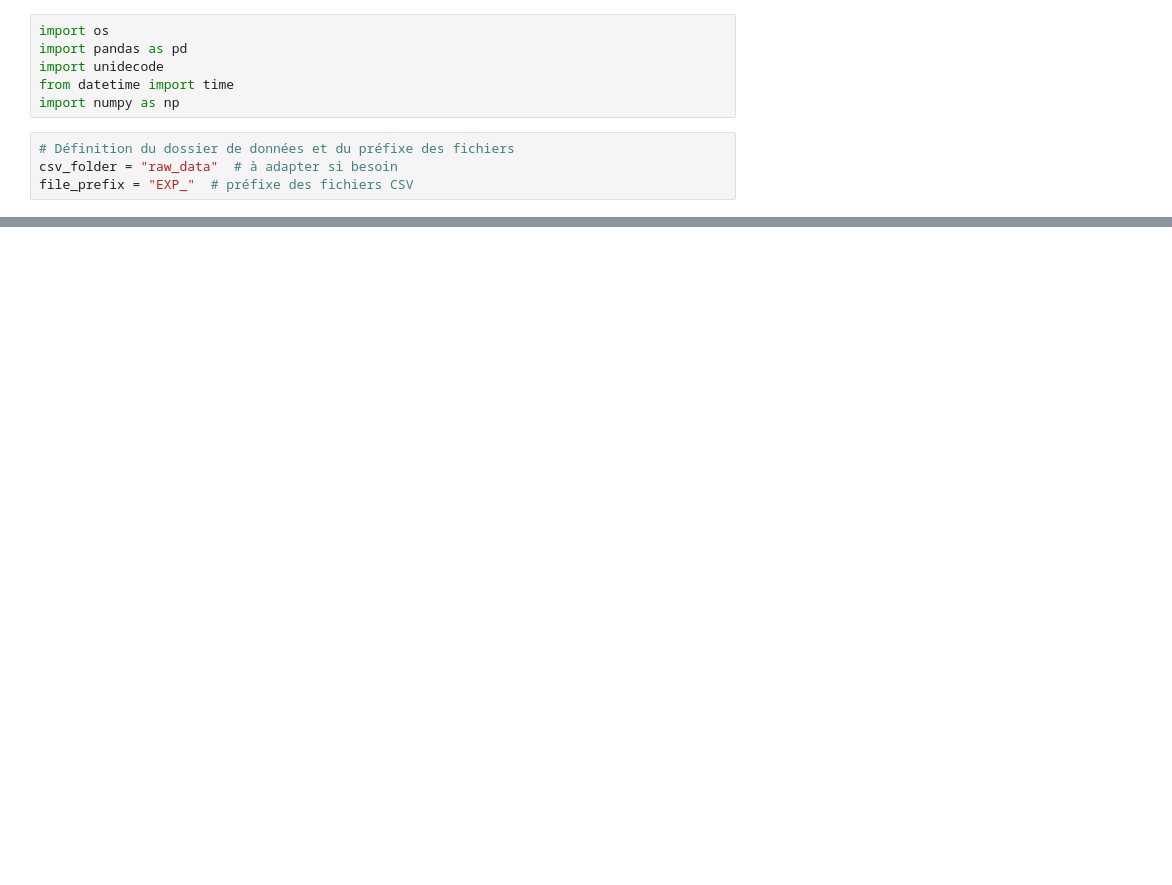
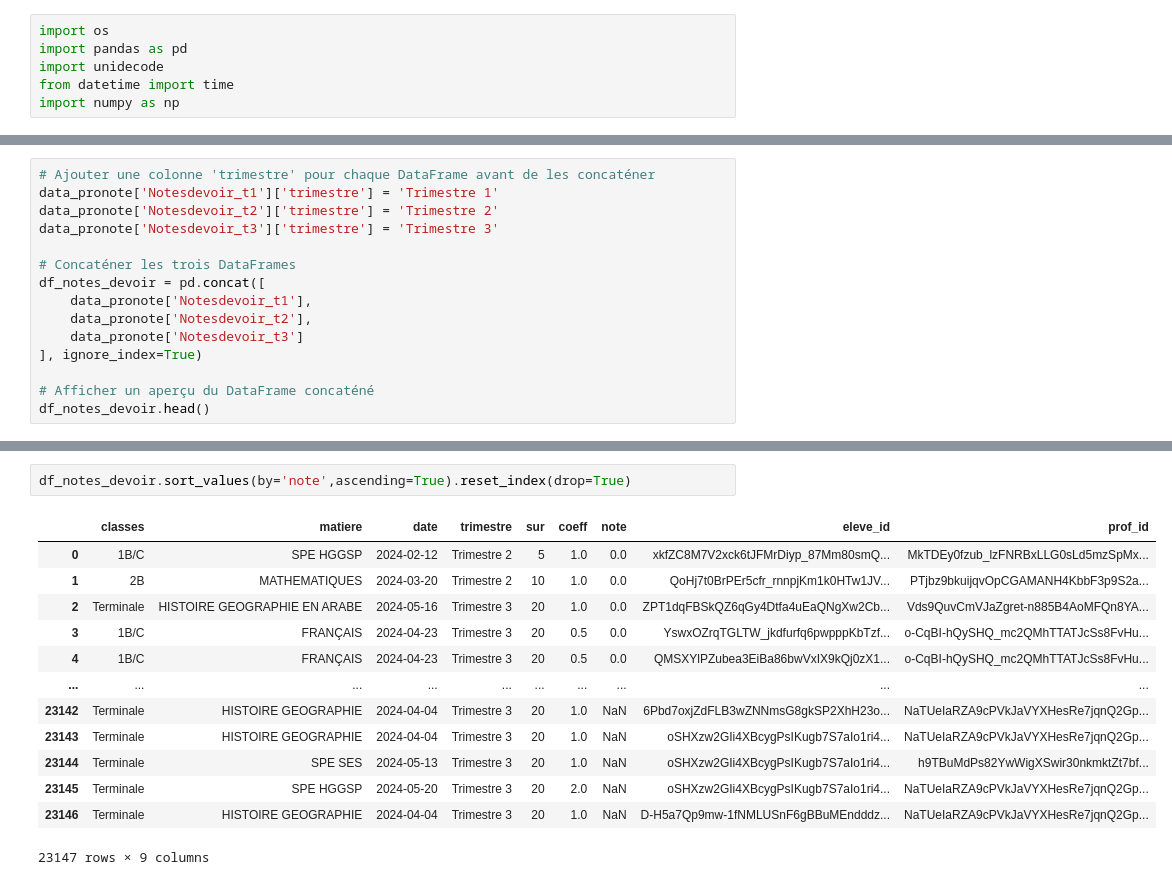
Before and after one commit to MathieuBartozzi/audit_daudet_osui, a Jupyter notebook: data_pronote_processing.ipynb, the cells around one changed output, grey strips where cells are left out. Saved outputs shown, nothing was run; the diff lists cells and outputs as text; blank space fills up the shorter version.

```diff
--- a/data_pronote_processing.ipynb
+++ b/data_pronote_processing.ipynb
@@ -4,7 +4,3 @@ import pandas as pd
 import unidecode
 from datetime import time
 import numpy as np
-# %%
-# Définition du dossier de données et du préfixe des fichiers
-csv_folder = "raw_data"  # à adapter si besoin
-file_prefix = "EXP_"  # préfixe des fichiers CSV
@@ -374,0 +255,15 @@ for name, df in data_pronote.items():
+# %%
+# Ajouter une colonne 'trimestre' pour chaque DataFrame avant de les concaténer
+data_pronote['Notesdevoir_t1']['trimestre'] = 'Trimestre 1'
+data_pronote['Notesdevoir_t2']['trimestre'] = 'Trimestre 2'
+data_pronote['Notesdevoir_t3']['trimestre'] = 'Trimestre 3'
+
+# Concaténer les trois DataFrames
+df_notes_devoir = pd.concat([
+    data_pronote['Notesdevoir_t1'],
+    data_pronote['Notesdevoir_t2'],
+    data_pronote['Notesdevoir_t3']
+], ignore_index=True)
+
+# Afficher un aperçu du DataFrame concaténé
+df_notes_devoir.head()
@@ -374,0 +277,16 @@ for name, df in data_pronote.items():
+# %%
+df_notes_devoir.sort_values(by='note',ascending=True).reset_index(drop=True)
+# %% [output]
+|  | classes | matiere | date | trimestre | sur | coeff | note | eleve_id | prof_id |
+| 0 | 1B/C | SPE HGGSP | 2024-02-12 | Trimestre 2 | 5 | 1.0 | 0.0 | xkfZC8M7V2xck6tJFMrDiyp_87Mm80smQ... | MkTDEy0fzub_lzFNRBxLLG0sLd5mzSpMx... |
+| 1 | 2B | MATHEMATIQUES | 2024-03-20 | Trimestre 2 | 10 | 1.0 | 0.0 | QoHj7t0BrPEr5cfr_rnnpjKm1k0HTw1JV... | PTjbz9bkuijqvOpCGAMANH4KbbF3p9S2a... |
+| 2 | Terminale | HISTOIRE GEOGRAPHIE EN ARABE | 2024-05-16 | Trimestre 3 | 20 | 1.0 | 0.0 | ZPT1dqFBSkQZ6qGy4Dtfa4uEaQNgXw2Cb... | Vds9QuvCmVJaZgret-n885B4AoMFQn8YA... |
+| 3 | 1B/C | FRANÇAIS | 2024-04-23 | Trimestre 3 | 20 | 0.5 | 0.0 | YswxOZrqTGLTW_jkdfurfq6pwpppKbTzf... | o-CqBI-hQySHQ_mc2QMhTTATJcSs8FvHu... |
+| 4 | 1B/C | FRANÇAIS | 2024-04-23 | Trimestre 3 | 20 | 0.5 | 0.0 | QMSXYlPZubea3EiBa86bwVxIX9kQj0zX1... | o-CqBI-hQySHQ_mc2QMhTTATJcSs8FvHu... |
+| ... | ... | ... | ... | ... | ... | ... | ... | ... | ... |
+| 23142 | Terminale | HISTOIRE GEOGRAPHIE | 2024-04-04 | Trimestre 3 | 20 | 1.0 | NaN | 6Pbd7oxjZdFLB3wZNNmsG8gkSP2XhH23o... | NaTUeIaRZA9cPVkJaVYXHesRe7jqnQ2Gp... |
+| 23143 | Terminale | HISTOIRE GEOGRAPHIE | 2024-04-04 | Trimestre 3 | 20 | 1.0 | NaN | oSHXzw2GIi4XBcygPsIKugb7S7aIo1ri4... | NaTUeIaRZA9cPVkJaVYXHesRe7jqnQ2Gp... |
+| 23144 | Terminale | SPE SES | 2024-05-13 | Trimestre 3 | 20 | 1.0 | NaN | oSHXzw2GIi4XBcygPsIKugb7S7aIo1ri4... | h9TBuMdPs82YwWigXSwir30nkmktZt7bf... |
+| 23145 | Terminale | SPE HGGSP | 2024-05-20 | Trimestre 3 | 20 | 2.0 | NaN | oSHXzw2GIi4XBcygPsIKugb7S7aIo1ri4... | NaTUeIaRZA9cPVkJaVYXHesRe7jqnQ2Gp... |
+| 23146 | Terminale | HISTOIRE GEOGRAPHIE | 2024-04-04 | Trimestre 3 | 20 | 1.0 | NaN | D-H5a7Qp9mw-1fNMLUSnF6gBBuMEndddz... | NaTUeIaRZA9cPVkJaVYXHesRe7jqnQ2Gp... |
+23147 rows × 9 columns
```
Also changed, not shown: parts of 20 cells of this notebook, 19 other files.
